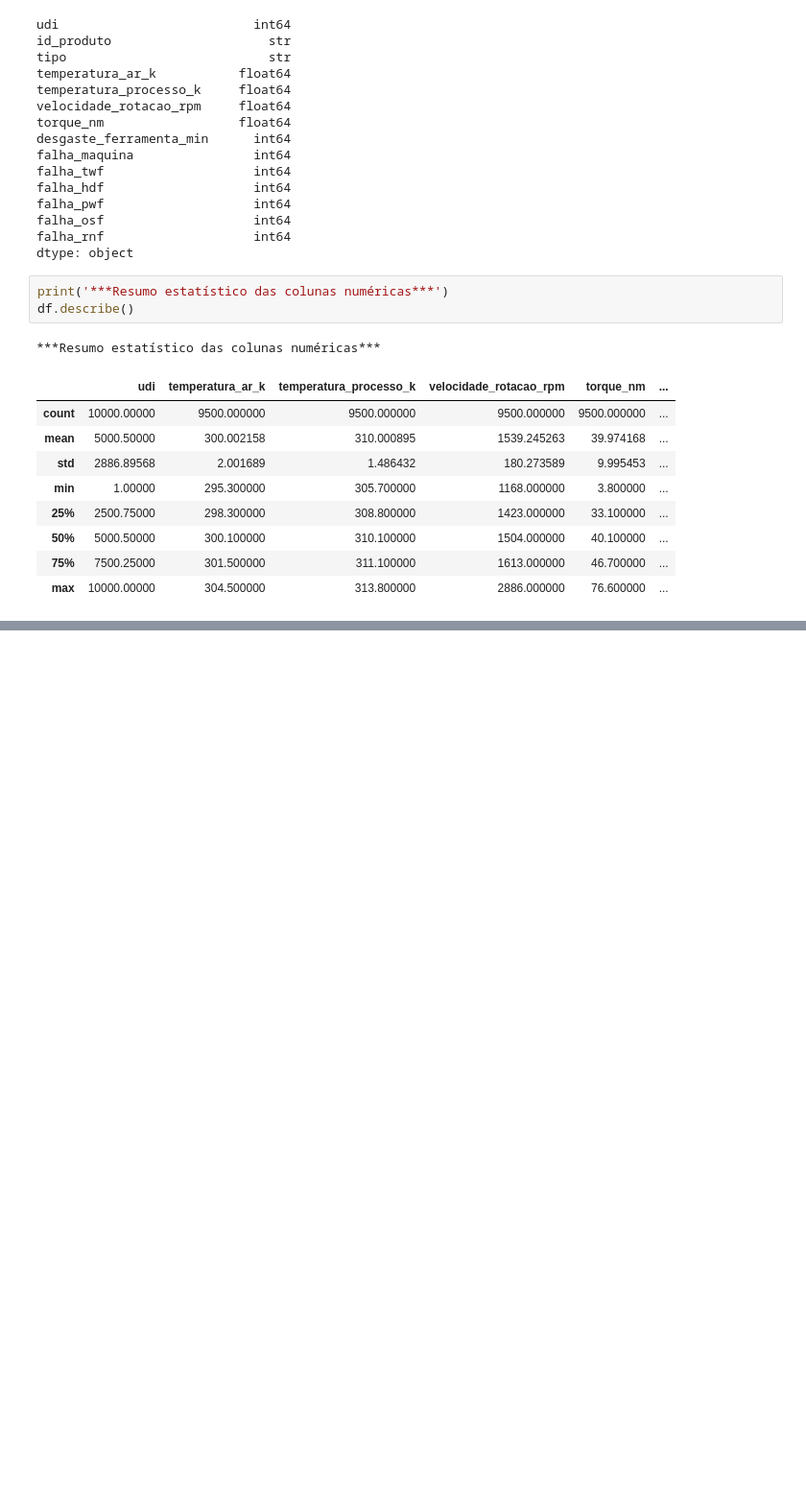
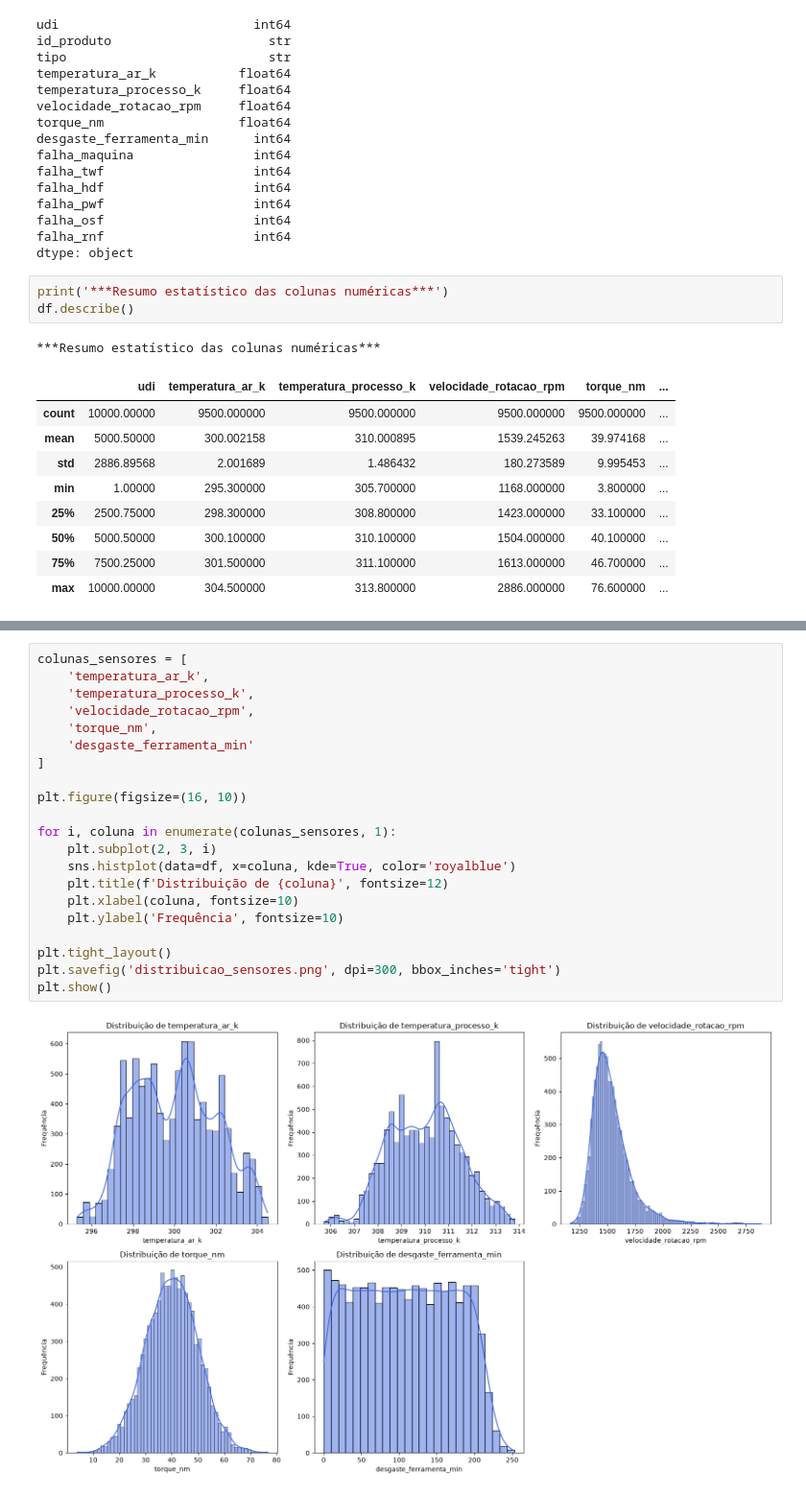
Before and after one commit to Carlos779-cloud/Projeto_Final, a Jupyter notebook: main.ipynb, the cells around one changed output, grey strips where cells are left out. Shown at 96% size. Drawn from its saved outputs; the diff is of its cells as text; blank space fills up the shorter version.

```diff
--- a/main.ipynb
+++ b/main.ipynb
@@ -74,0 +86,23 @@ df.describe()
+# %%
+colunas_sensores = [
+    'temperatura_ar_k',
+    'temperatura_processo_k',
+    'velocidade_rotacao_rpm',
+    'torque_nm',
+    'desgaste_ferramenta_min'
+]
+
+plt.figure(figsize=(16, 10))
+
+for i, coluna in enumerate(colunas_sensores, 1):
+    plt.subplot(2, 3, i)
+    sns.histplot(data=df, x=coluna, kde=True, color='royalblue')
+    plt.title(f'Distribuição de {coluna}', fontsize=12)
+    plt.xlabel(coluna, fontsize=10)
+    plt.ylabel('Frequência', fontsize=10)
+
+plt.tight_layout()
+plt.savefig('distribuicao_sensores.png', dpi=300, bbox_inches='tight')
+plt.show()
+# %% [output]
+[figure, added]
```
Also changed, not shown: parts of 11 cells of this notebook, 3 other files.
